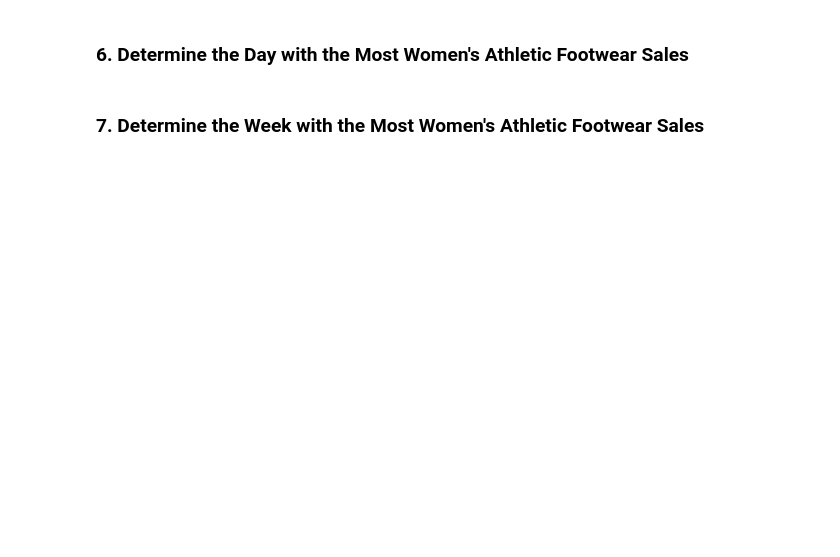
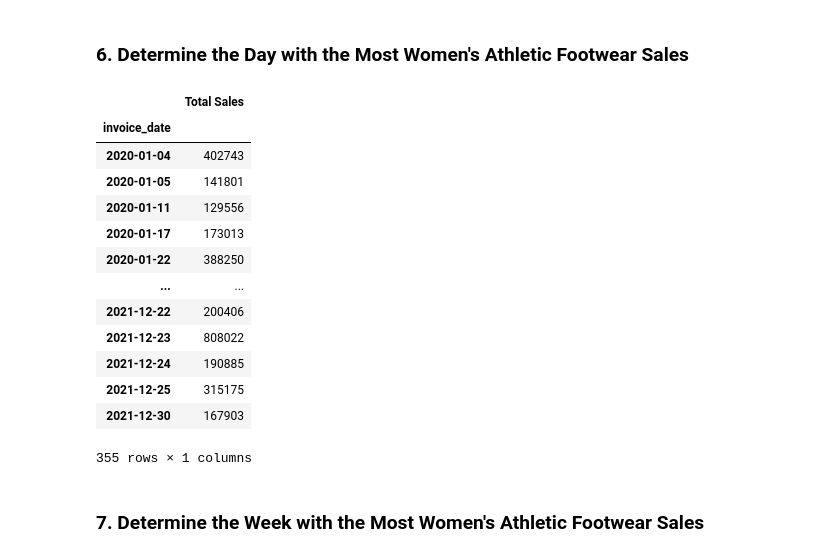
Before and after one commit to SikoticVinyl/athletic_sales_analysis, a Jupyter notebook: Starter_Code/athletic_sales_analysis.ipynb, the cells around one changed output. Saved outputs shown, nothing was run; the diff lists cells and outputs as text; code cells hidden in the pictures; blank space fills up the shorter version.

Commit message:
pivot table for total sales by date.

```diff
--- a/Starter_Code/athletic_sales_analysis.ipynb
+++ b/Starter_Code/athletic_sales_analysis.ipynb
@@ -467,12 +477,29 @@ KeyError: 'Womens_Footware_Units_Sold'
 ### 6. Determine the Day with the Most Women's Athletic Footwear Sales
 # %%
 # Create a pivot table with the 'invoice_date' column is the index, and the "total_sales" as the values.
-
-
+pivot_top_day = womens_athletic_footwear.pivot_table(values='total_sales',
+                                       index='invoice_date',
+                                       aggfunc='sum')
 # Optional: Rename the "total_sales" column to "Total Sales"
-
+pivot_top_day = pivot_top_day.rename(columns={'total_sales': 'Total Sales'})
 
 # Show the table.
+pivot_top_day
+# %% [output]
+|  | Total Sales |
+| invoice_date |  |
+| 2020-01-04 | 402743 |
+| 2020-01-05 | 141801 |
+| 2020-01-11 | 129556 |
+| 2020-01-17 | 173013 |
+| 2020-01-22 | 388250 |
+| ... | ... |
+| 2021-12-22 | 200406 |
+| 2021-12-23 | 808022 |
+| 2021-12-24 | 190885 |
+| 2021-12-25 | 315175 |
+| 2021-12-30 | 167903 |
+355 rows × 1 columns
 # %%
 # Resample the pivot table into daily bins, and get the total sales for each day.
 
```
Also changed, not shown: parts of 1 cell of this notebook.
